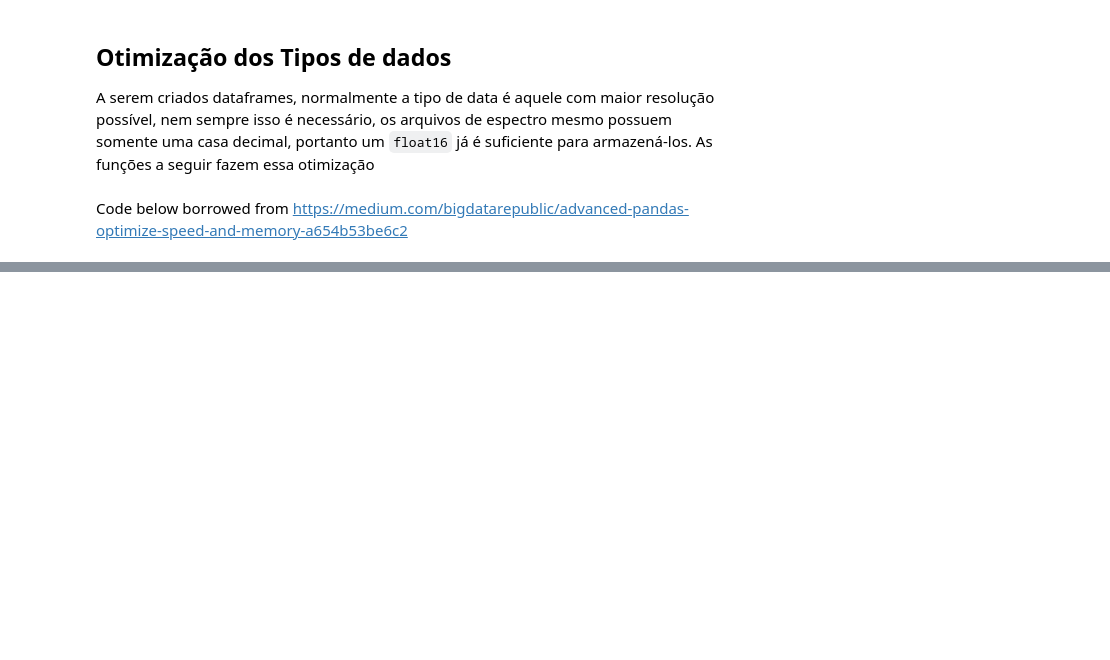
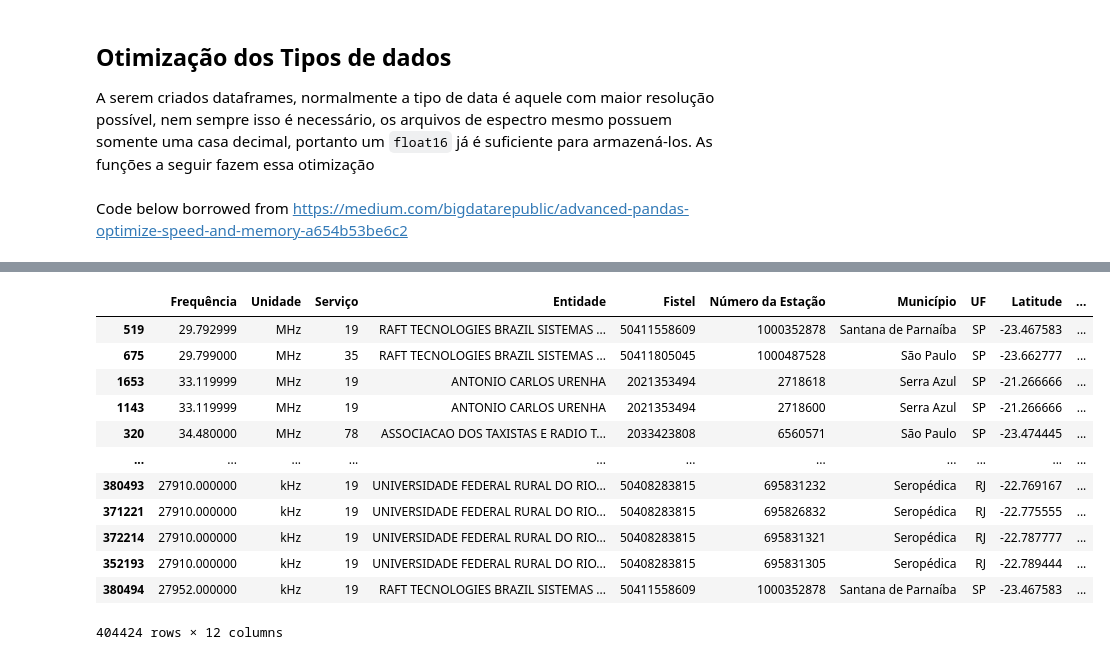
Before and after one commit to ronaldokun/anateldb, a Jupyter notebook: queries.ipynb, the cells around one changed output, grey strips where cells are left out. Cells and saved outputs as stored; diff of their text form; code cells hidden in the pictures; blank space fills up the shorter version.

```diff
--- a/queries.ipynb
+++ b/queries.ipynb
@@ -587,0 +633,16 @@ def update_mosaico(pasta):
+# %%
+stel.columns = ("Frequência",
+    "Unidade",
+    "Serviço",
+    "Entidade",
+    "Fistel",
+    "Número da Estação",
+    "Município",
+    "UF",
+    "Latitude",
+    "Longitude",
+    "CNPJ",
+    "Validade_RF"
+)
+# %%
+stel.Frequência /= 100000000
@@ -587,0 +680,4 @@ def update_mosaico(pasta):
+# %%
+stel['Validade_RF'] = stel.Validade_RF.str.slice(0,10)
+# %%
+stelop = df_optimize(stel.copy(), exclude=['Frequência', 'Latitude', 'Longitude'])
@@ -587,0 +715,16 @@ def update_mosaico(pasta):
+# %%
+stelop.sort_values('Frequência')
+# %% [output]
+|  | Frequência | Unidade | Serviço | Entidade | Fistel | Número da Estação | Município | UF | Latitude | ... |
+| 519 | 29.792999 | MHz | 19 | RAFT TECNOLOGIES BRAZIL SISTEMAS ... | 50411558609 | 1000352878 | Santana de Parnaíba | SP | -23.467583 | ... |
+| 675 | 29.799000 | MHz | 35 | RAFT TECNOLOGIES BRAZIL SISTEMAS ... | 50411805045 | 1000487528 | São Paulo | SP | -23.662777 | ... |
+| 1653 | 33.119999 | MHz | 19 | ANTONIO CARLOS URENHA | 2021353494 | 2718618 | Serra Azul | SP | -21.266666 | ... |
+| 1143 | 33.119999 | MHz | 19 | ANTONIO CARLOS URENHA | 2021353494 | 2718600 | Serra Azul | SP | -21.266666 | ... |
+| 320 | 34.480000 | MHz | 78 | ASSOCIACAO DOS TAXISTAS E RADIO T... | 2033423808 | 6560571 | São Paulo | SP | -23.474445 | ... |
+| ... | ... | ... | ... | ... | ... | ... | ... | ... | ... | ... |
+| 380493 | 27910.000000 | kHz | 19 | UNIVERSIDADE FEDERAL RURAL DO RIO... | 50408283815 | 695831232 | Seropédica | RJ | -22.769167 | ... |
+| 371221 | 27910.000000 | kHz | 19 | UNIVERSIDADE FEDERAL RURAL DO RIO... | 50408283815 | 695826832 | Seropédica | RJ | -22.775555 | ... |
+| 372214 | 27910.000000 | kHz | 19 | UNIVERSIDADE FEDERAL RURAL DO RIO... | 50408283815 | 695831321 | Seropédica | RJ | -22.787777 | ... |
+| 352193 | 27910.000000 | kHz | 19 | UNIVERSIDADE FEDERAL RURAL DO RIO... | 50408283815 | 695831305 | Seropédica | RJ | -22.789444 | ... |
+| 380494 | 27952.000000 | kHz | 19 | RAFT TECNOLOGIES BRAZIL SISTEMAS ... | 50411558609 | 1000352878 | Santana de Parnaíba | SP | -23.467583 | ... |
+404424 rows × 12 columns
```
Also changed, not shown: parts of 31 cells of this notebook, 4 other files.
